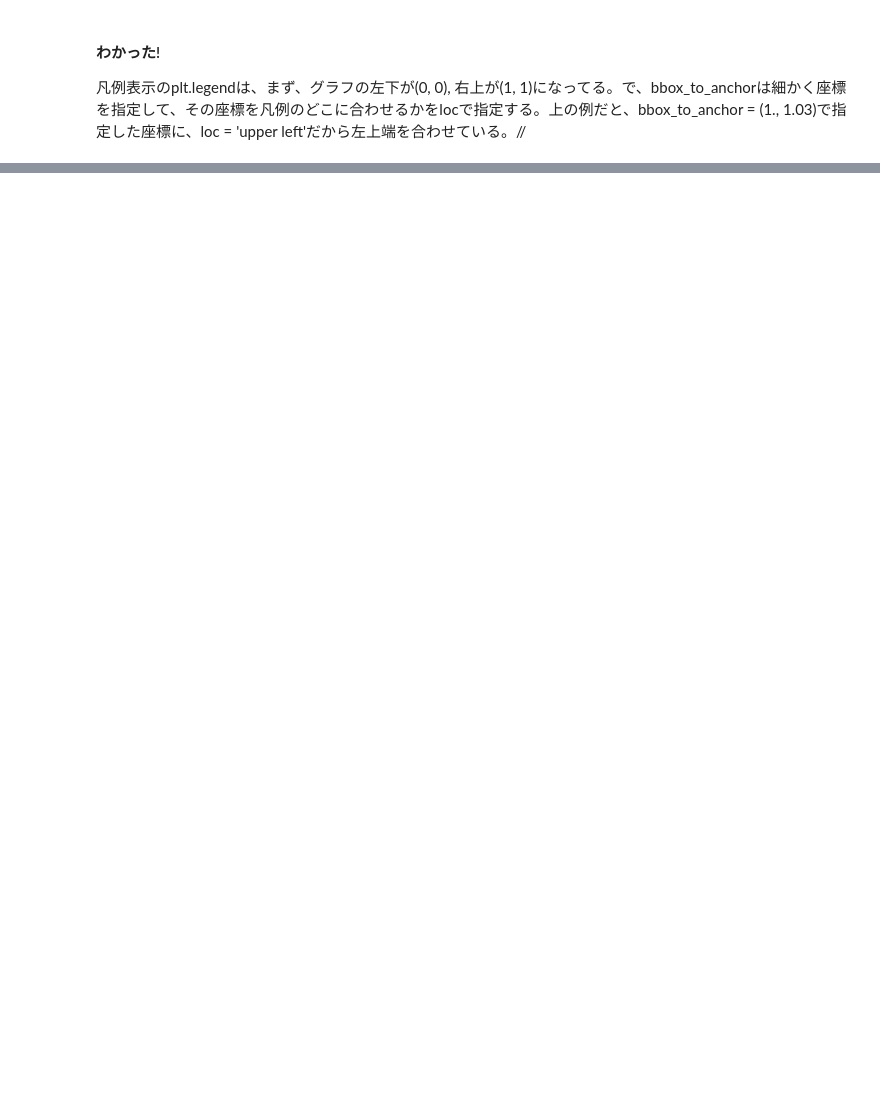
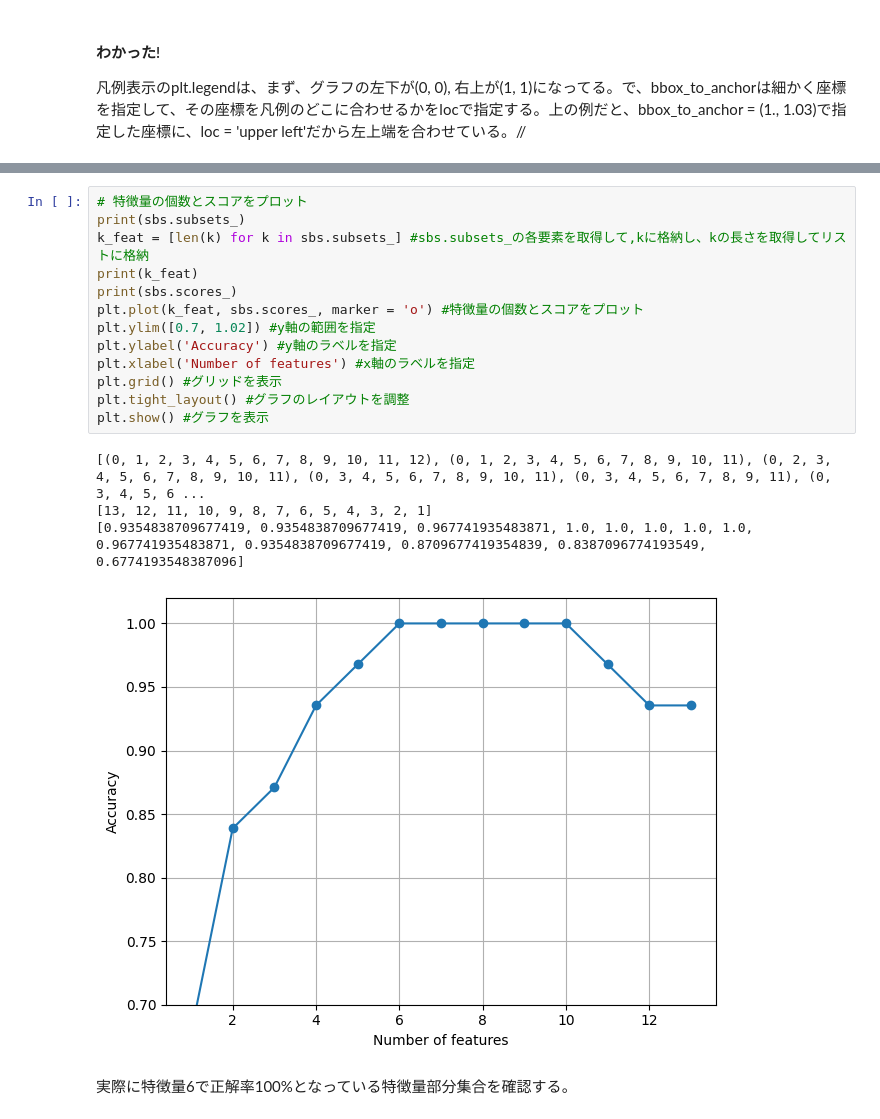
Before and after one commit to silbull/python_flamework, a Jupyter notebook: 機械学習/python_達人サイエンティスト/my4.ipynb, the cells around one changed output, grey strips where cells are left out. Drawn from its saved outputs; the diff is of its cells as text; blank space fills up the shorter version.

```diff
--- a/機械学習/python_達人サイエンティスト/my4.ipynb
+++ b/機械学習/python_達人サイエンティスト/my4.ipynb
@@ -390,0 +469,20 @@ plt.show()
+# %%
+# 特徴量の個数とスコアをプロット
+print(sbs.subsets_)
+k_feat = [len(k) for k in sbs.subsets_] #sbs.subsets_の各要素を取得して,kに格納し、kの長さを取得してリストに格納
+print(k_feat)
+print(sbs.scores_)
+plt.plot(k_feat, sbs.scores_, marker = 'o') #特徴量の個数とスコアをプロット
+plt.ylim([0.7, 1.02]) #y軸の範囲を指定
+plt.ylabel('Accuracy') #y軸のラベルを指定
+plt.xlabel('Number of features') #x軸のラベルを指定
+plt.grid() #グリッドを表示
+plt.tight_layout() #グラフのレイアウトを調整
+plt.show() #グラフを表示
+# %% [output]
+[(0, 1, 2, 3, 4, 5, 6, 7, 8, 9, 10, 11, 12), (0, 1, 2, 3, 4, 5, 6, 7, 8, 9, 10, 11), (0, 2, 3, 4, 5, 6, 7, 8, 9, 10, 11), (0, 3, 4, 5, 6, 7, 8, 9, 10, 11), (0, 3, 4, 5, 6, 7, 8, 9, 11), (0, 3, 4, 5, 6 ...
+[13, 12, 11, 10, 9, 8, 7, 6, 5, 4, 3, 2, 1]
+[0.9354838709677419, 0.9354838709677419, 0.967741935483871, 1.0, 1.0, 1.0, 1.0, 1.0, 0.967741935483871, 0.9354838709677419, 0.8709677419354839, 0.8387096774193549, 0.6774193548387096]
+[figure, added]
+# %% [markdown]
+実際に特徴量6で正解率100%となっている特徴量部分集合を確認する。
```
Also changed, not shown: parts of 19 cells of this notebook, 1 other file.
